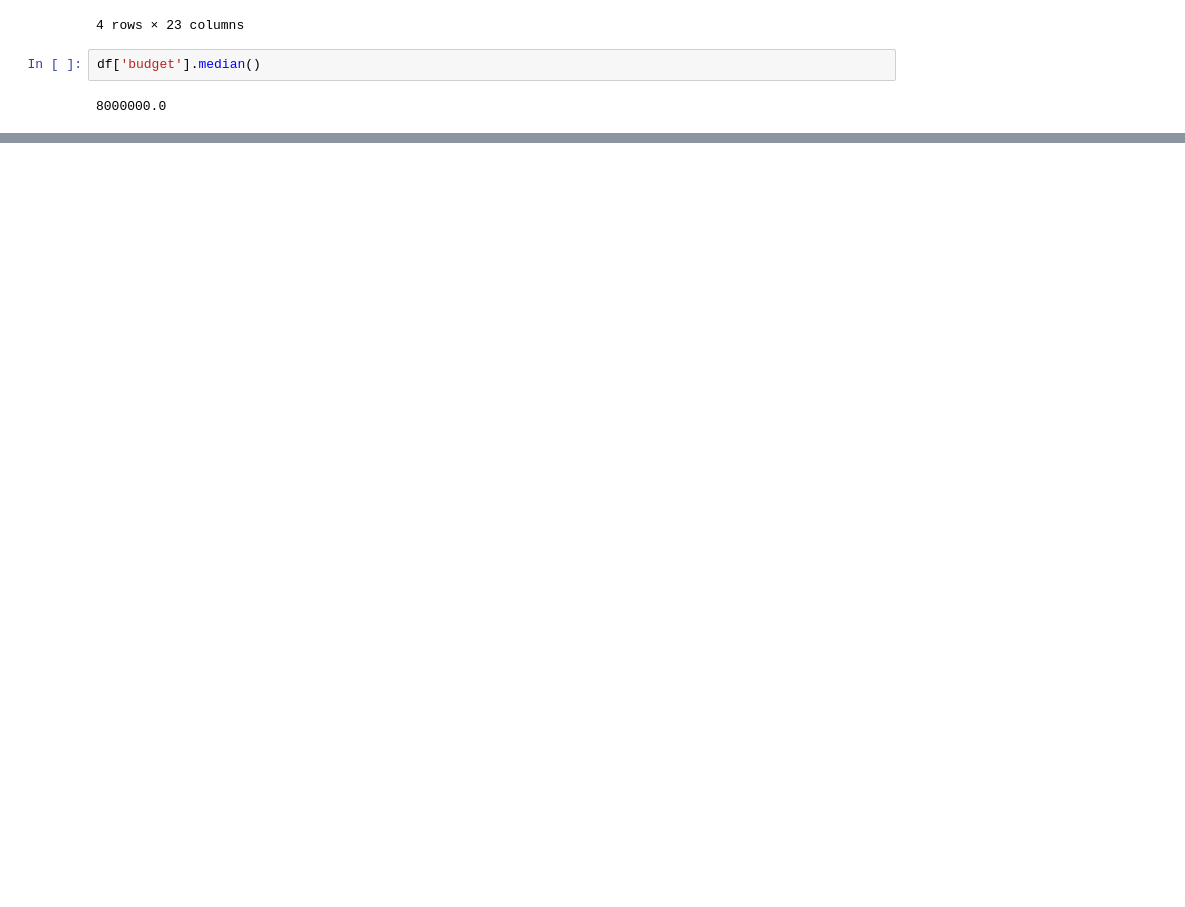
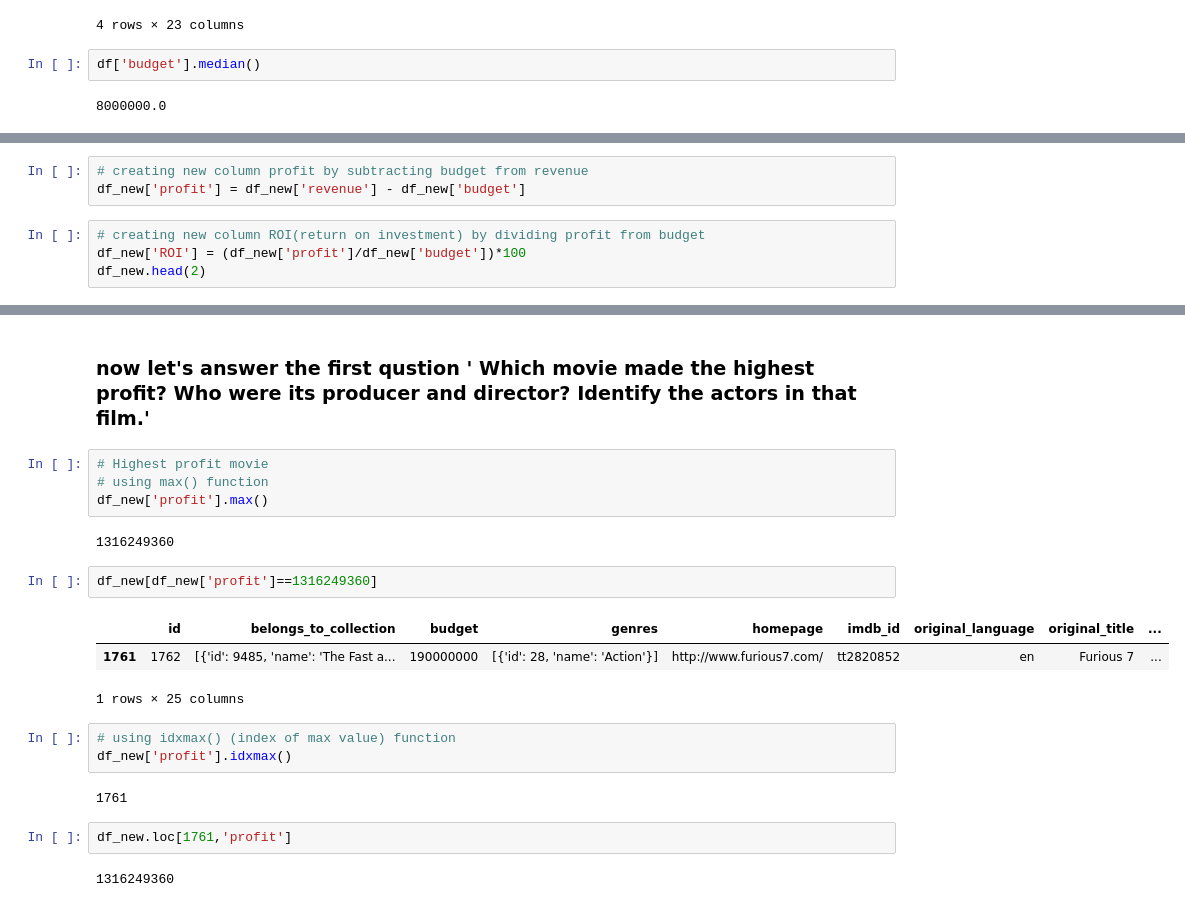
Before and after one commit to kiranmhaske100/Data-wrangling_IDBA, a Jupyter notebook: Data Wrangling _IMDBA Data set.ipynb, the cells around one changed output, grey strips where cells are left out. Drawn from its saved outputs; the diff is of its cells as text; blank space fills up the shorter version.

Commit message:
1st question answerd

```diff
--- a/Data Wrangling _IMDBA Data set.ipynb
+++ b/Data Wrangling _IMDBA Data set.ipynb
@@ -179,0 +182,7 @@ df_new['genres'].isnull().sum()
+# %%
+# creating new column profit by subtracting budget from revenue
+df_new['profit'] = df_new['revenue'] - df_new['budget']
+# %%
+# creating new column ROI(return on investment) by dividing profit from budget
+df_new['ROI'] = (df_new['profit']/df_new['budget'])*100
+df_new.head(2)
@@ -179,0 +194,23 @@ df_new['genres'].isnull().sum()
+# %% [markdown]
+### now let's answer the first qustion ' Which movie made the highest profit? Who were its producer and director? Identify the actors in that film.'
+# %%
+# Highest profit movie
+# using max() function
+df_new['profit'].max()
+# %% [output]
+1316249360
+# %%
+df_new[df_new['profit']==1316249360]
+# %% [output]
+|  | id | belongs_to_collection | budget | genres | homepage | imdb_id | original_language | original_title | ... |
+| 1761 | 1762 | [{'id': 9485, 'name': 'The Fast a... | 190000000 | [{'id': 28, 'name': 'Action'}] | http://www.furious7.com/ | tt2820852 | en | Furious 7 | ... |
+1 rows × 25 columns
+# %%
+# using idxmax() (index of max value) function
+df_new['profit'].idxmax()
+# %% [output]
+1761
+# %%
+df_new.loc[1761,'profit']
+# %% [output]
+1316249360
```
Also changed, not shown: parts of 17 cells of this notebook.
